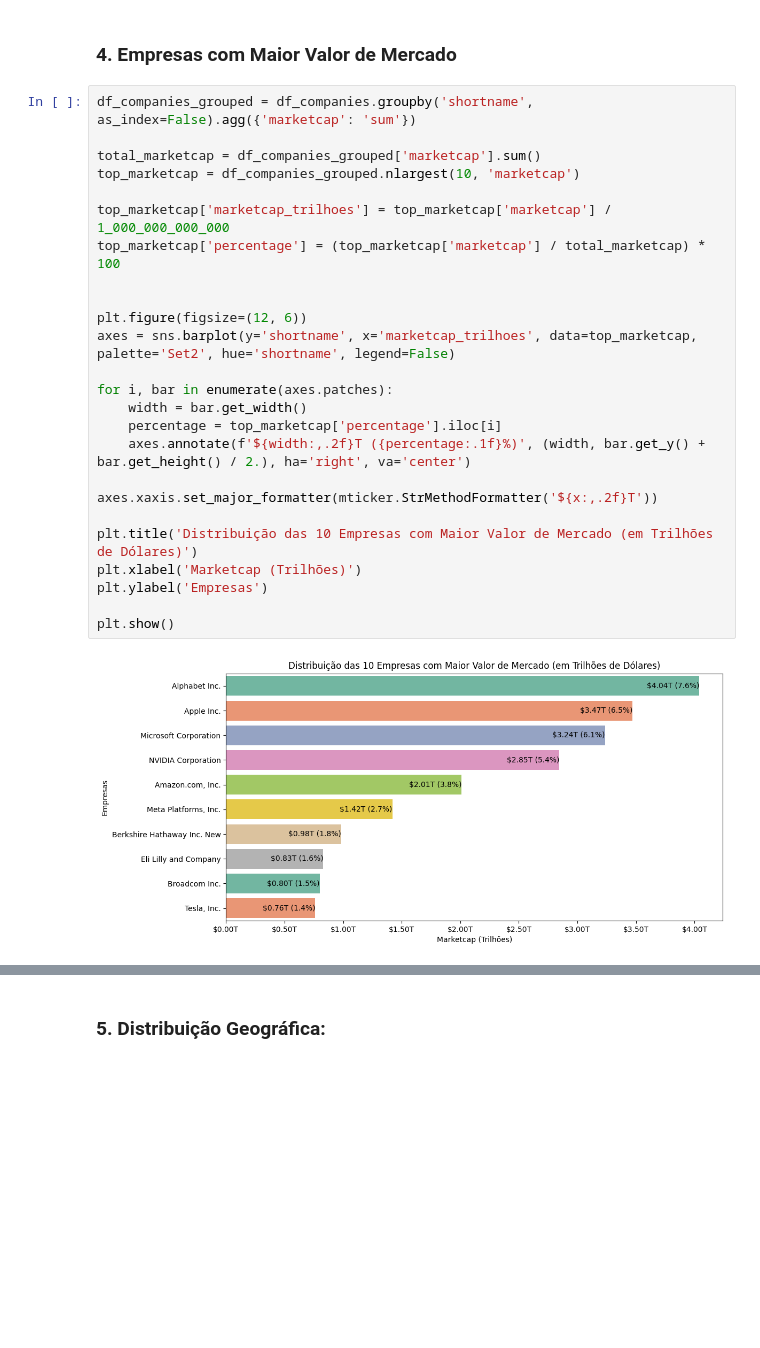
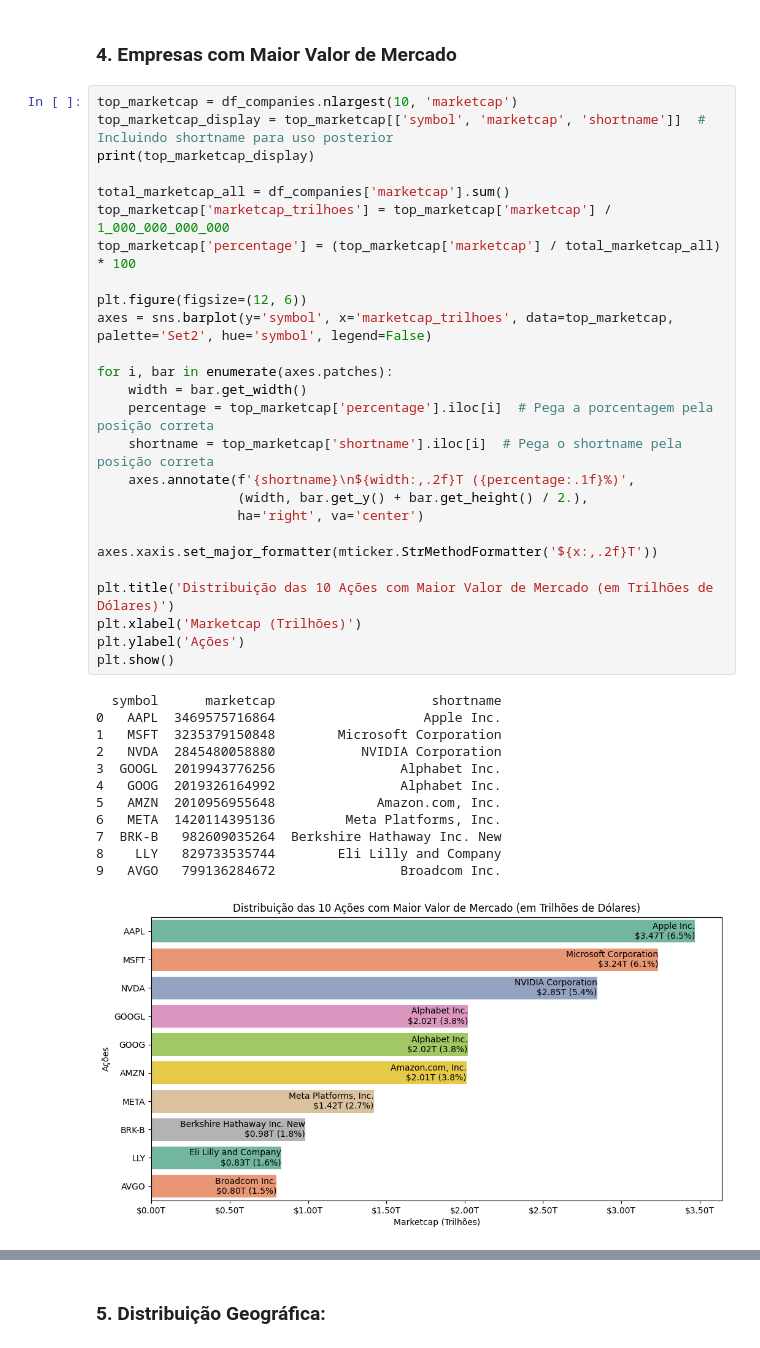
Before and after one commit to lccbrito/EDA-SP500, a Jupyter notebook: main.ipynb, the cells around one changed output, grey strips where cells are left out. Saved outputs shown, nothing was run; the diff lists cells and outputs as text; blank space fills up the shorter version.

Commit message:
atualização de marketcap

```diff
--- a/main.ipynb
+++ b/main.ipynb
@@ -266,30 +279,42 @@ plt.show()
 # %% [markdown]
 ### 4. Empresas com Maior Valor de Mercado
 # %%
-df_companies_grouped = df_companies.groupby('shortname', as_index=False).agg({'marketcap': 'sum'})
+top_marketcap = df_companies.nlargest(10, 'marketcap')
+top_marketcap_display = top_marketcap[['symbol', 'marketcap', 'shortname']]  # Incluindo shortname para uso posterior
+print(top_marketcap_display)
 
-total_marketcap = df_companies_grouped['marketcap'].sum()
-top_marketcap = df_companies_grouped.nlargest(10, 'marketcap')
-
+total_marketcap_all = df_companies['marketcap'].sum()
 top_marketcap['marketcap_trilhoes'] = top_marketcap['marketcap'] / 1_000_000_000_000
-top_marketcap['percentage'] = (top_marketcap['marketcap'] / total_marketcap) * 100
-
+top_marketcap['percentage'] = (top_marketcap['marketcap'] / total_marketcap_all) * 100
 
 plt.figure(figsize=(12, 6))
-axes = sns.barplot(y='shortname', x='marketcap_trilhoes', data=top_marketcap, palette='Set2', hue='shortname', legend=False)
+axes = sns.barplot(y='symbol', x='marketcap_trilhoes', data=top_marketcap, palette='Set2', hue='symbol', legend=False)
 
 for i, bar in enumerate(axes.patches):
     width = bar.get_width()
-    percentage = top_marketcap['percentage'].iloc[i]
-    axes.annotate(f'${width:,.2f}T ({percentage:.1f}%)', (width, bar.get_y() + bar.get_height() / 2.), ha='right', va='center')
+    percentage = top_marketcap['percentage'].iloc[i]  # Pega a porcentagem pela posição correta
+    shortname = top_marketcap['shortname'].iloc[i]  # Pega o shortname pela posição correta
+    axes.annotate(f'{shortname}\n${width:,.2f}T ({percentage:.1f}%)',
+                  (width, bar.get_y() + bar.get_height() / 2.),
+                  ha='right', va='center')
 
 axes.xaxis.set_major_formatter(mticker.StrMethodFormatter('${x:,.2f}T'))
 
-plt.title('Distribuição das 10 Empresas com Maior Valor de Mercado (em Trilhões de Dólares)')
+plt.title('Distribuição das 10 Ações com Maior Valor de Mercado (em Trilhões de Dólares)')
 plt.xlabel('Marketcap (Trilhões)')
-plt.ylabel('Empresas')
-
+plt.ylabel('Ações')
 plt.show()
 # %% [output]
+  symbol      marketcap                    shortname
+0   AAPL  3469575716864                   Apple Inc.
+1   MSFT  3235379150848        Microsoft Corporation
+2   NVDA  2845480058880           NVIDIA Corporation
+3  GOOGL  2019943776256                Alphabet Inc.
+4   GOOG  2019326164992                Alphabet Inc.
+5   AMZN  2010956955648             Amazon.com, Inc.
+6   META  1420114395136         Meta Platforms, Inc.
+7  BRK-B   982609035264  Berkshire Hathaway Inc. New
+8    LLY   829733535744        Eli Lilly and Company
+9   AVGO   799136284672                Broadcom Inc.
-[figure, old version]
+[figure, new version]
 # %% [markdown]
```
Also changed, not shown: parts of 6 cells of this notebook, 3 other files.
